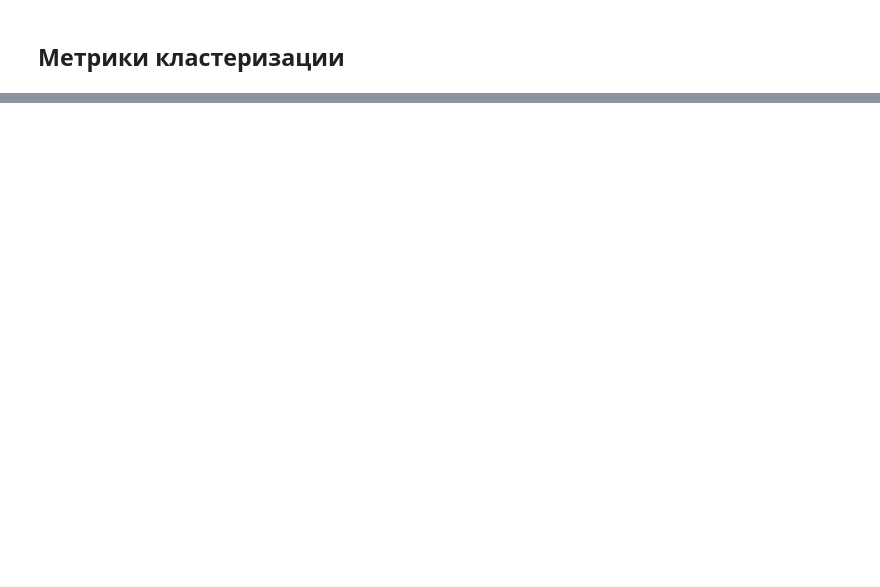
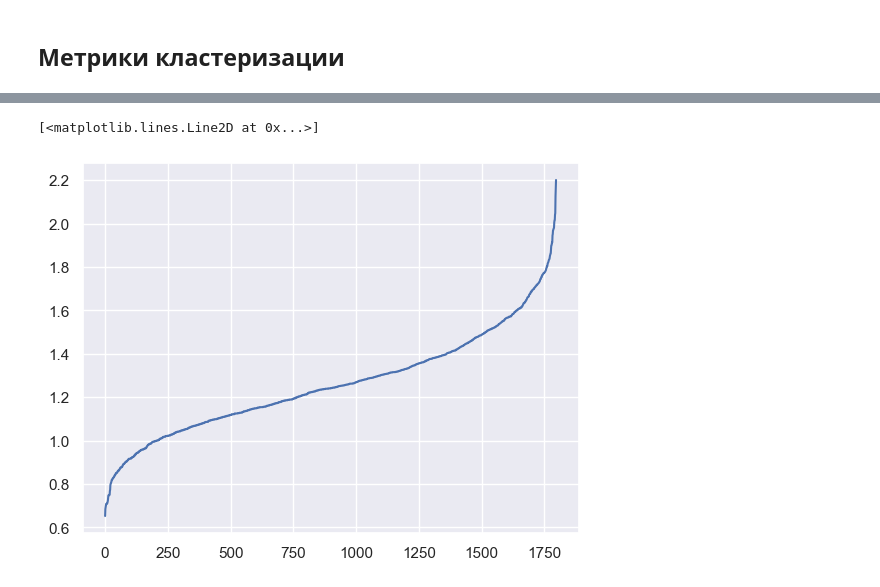
Before and after one commit to pavelgein/nsu_fit_ml_2023, a Jupyter notebook: notebooks/classes/W9-Unsupervised.ipynb, the cells around one changed output, grey strips where cells are left out. Cells and saved outputs as stored; diff of their text form; code cells hidden in the pictures; blank space fills up the shorter version.

```diff
--- a/notebooks/classes/W9-Unsupervised.ipynb
+++ b/notebooks/classes/W9-Unsupervised.ipynb
@@ -17,0 +283,12 @@
+# %%
+from sklearn.cluster import DBSCAN
+from sklearn.neighbors import NearestNeighbors
+
+data = digits.images.reshape(digits.images.shape[0], -1) / 16
+nn = NearestNeighbors(n_neighbors=5).fit(data)
+
+distances, neighbors = nn.kneighbors(data, n_neighbors=5, return_distance=True)
+plt.plot(np.sort(distances[:, -1]))
+# %% [output]
+[<matplotlib.lines.Line2D at 0x...>]
+[figure, added]
```
Also changed, not shown: parts of 19 cells of this notebook.
